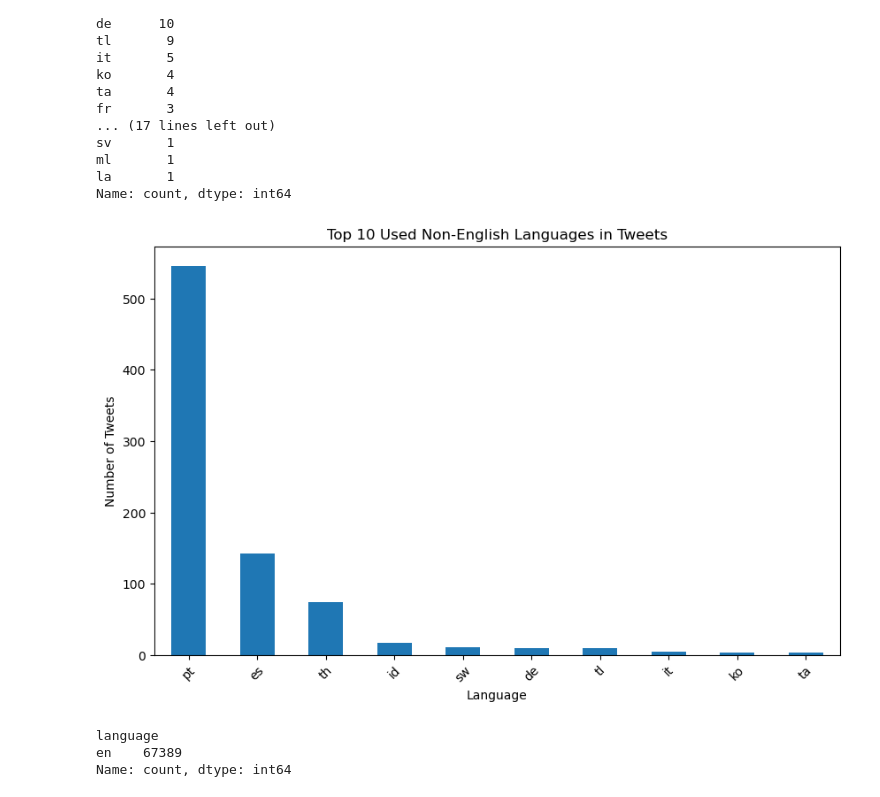
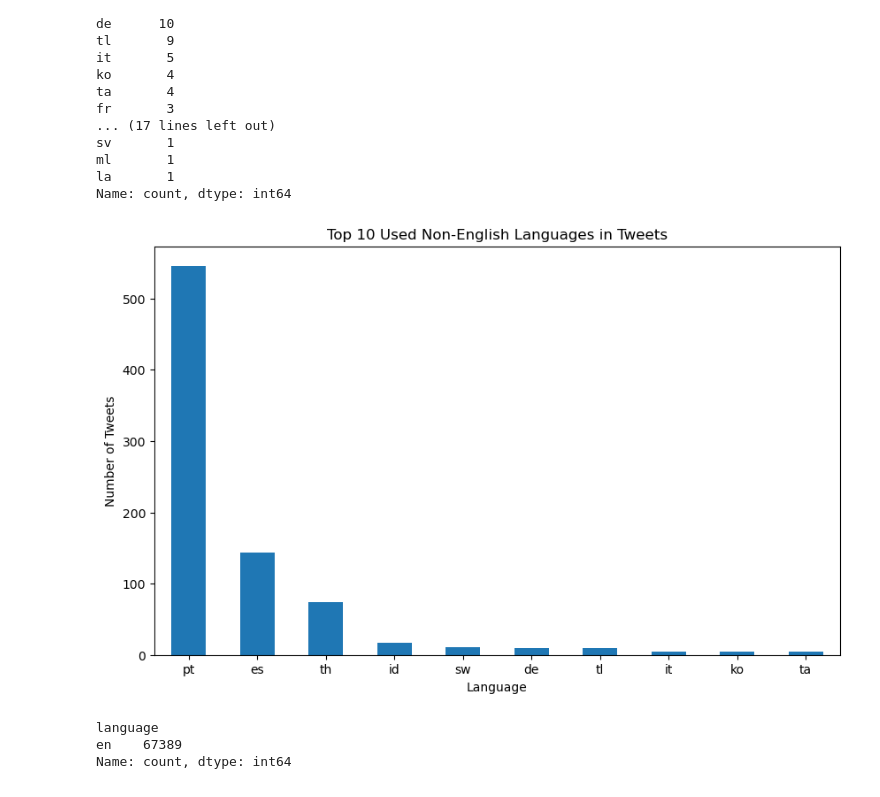
Before and after one commit to IronL442/UL-Case-Study-V2, a Jupyter notebook: analysis/preprocessing.ipynb, the cells around one changed output. Saved outputs shown, nothing was run; the diff lists cells and outputs as text; code cells hidden in the pictures.

```diff
--- a/analysis/preprocessing.ipynb
+++ b/analysis/preprocessing.ipynb
@@ -274,20 +274,20 @@ Name: count, dtype: int64
 # %%
 import matplotlib.pyplot as plt
 
 # Get the top 10 languages excluding English
 top_languages = language_counts.head(10)
 
 # Plot the bar chart
 plt.figure(figsize=(10, 6))
 top_languages.plot(kind='bar')
 plt.title('Top 10 Used Non-English Languages in Tweets')
 plt.xlabel('Language')
 plt.ylabel('Number of Tweets')
-plt.xticks(rotation=45)
+plt.xticks(rotation=0)
 plt.savefig('../figures/top-10-used-non-english-languages.png')
 plt.show()
 # %% [output]
-[figure, old version]
+[figure, new version]
 # %%
 top_languages
 # %% [output]
```
Also changed, not shown: 2 other files.
